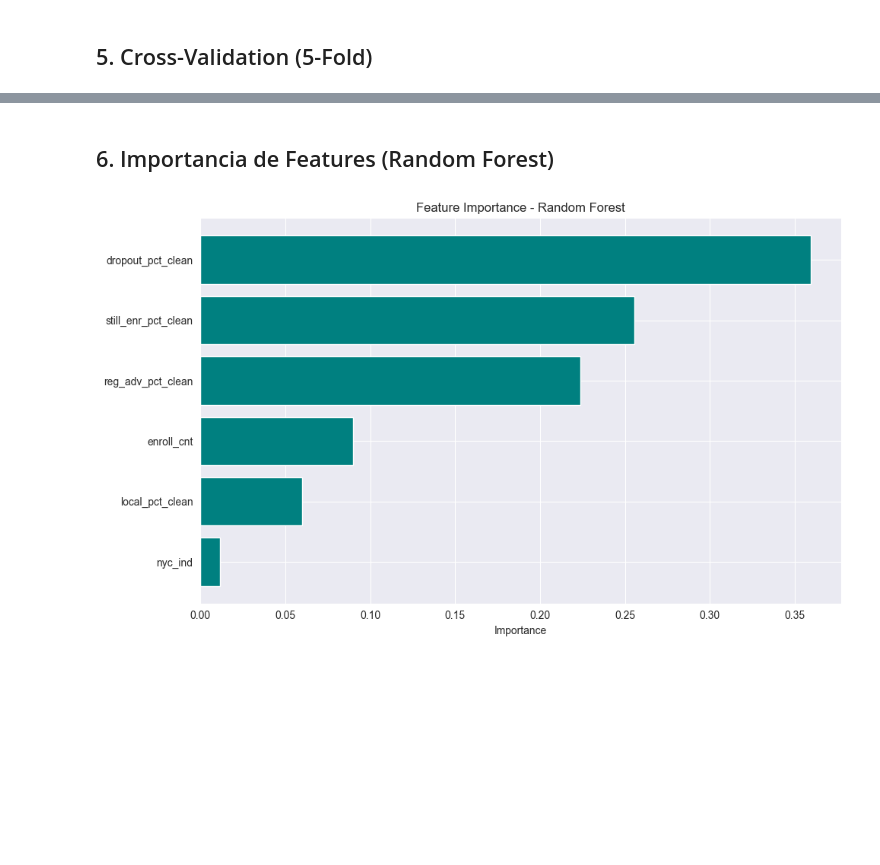
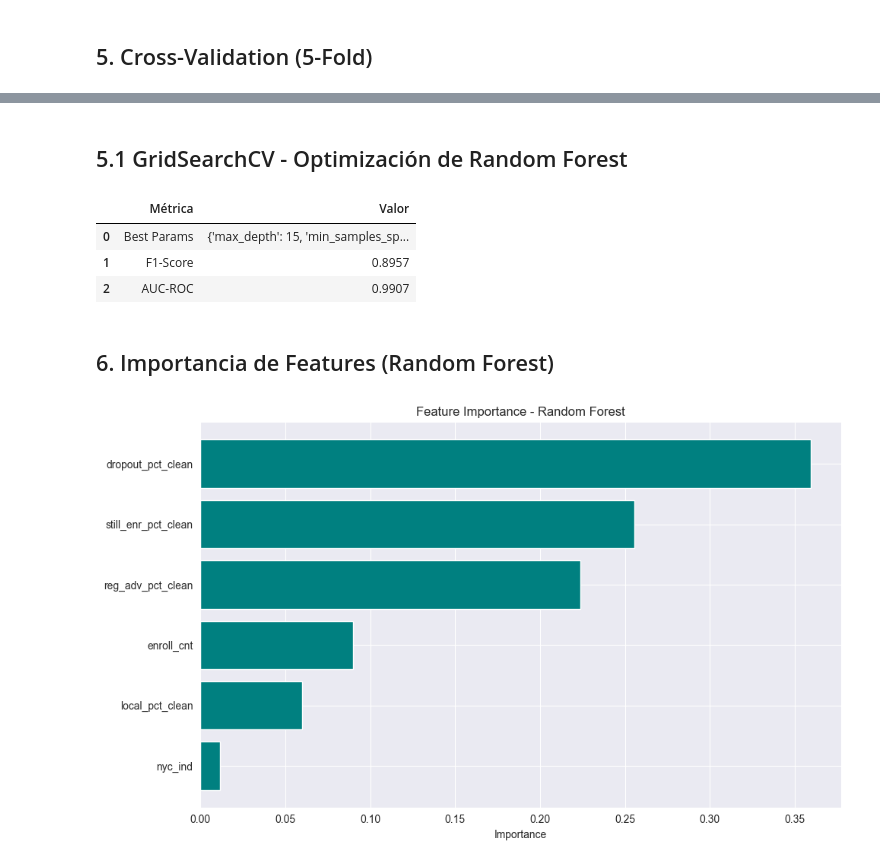
Before and after one commit to jorge-ivan-jimenez-reyes/MachineLearning, a Jupyter notebook: Proyecto/grad_rate_models.ipynb, the cells around one changed output, grey strips where cells are left out. Cells and saved outputs as stored; diff of their text form; code cells hidden in the pictures; blank space fills up the shorter version.

```diff
--- a/Proyecto/grad_rate_models.ipynb
+++ b/Proyecto/grad_rate_models.ipynb
@@ -205,3 +208,32 @@ cv_df
+# %% [markdown]
+## 5.1 GridSearchCV - Optimización de Random Forest
+# %%
+param_grid = {
+    'n_estimators': [100, 200],
+    'max_depth': [5, 10, 15],
+    'min_samples_split': [2, 5]
+}
+
+rf_grid = GridSearchCV(
+    RandomForestClassifier(random_state=42, class_weight='balanced'),
+    param_grid, cv=5, scoring='f1', n_jobs=-1
+)
+rf_grid.fit(X_train, y_train)
+
+y_pred_tuned = rf_grid.predict(X_test)
+y_prob_tuned = rf_grid.predict_proba(X_test)[:, 1]
+
+pd.DataFrame({
+    'Métrica': ['Best Params', 'F1-Score', 'AUC-ROC'],
+    'Valor': [str(rf_grid.best_params_),
+              f"{f1_score(y_test, y_pred_tuned):.4f}",
+              f"{roc_auc_score(y_test, y_prob_tuned):.4f}"]
+})
+# %% [output]
+|  | Métrica | Valor |
+| 0 | Best Params | {'max_depth': 15, 'min_samples_sp... |
+| 1 | F1-Score | 0.8957 |
+| 2 | AUC-ROC | 0.9907 |
 # %% [markdown]
 ## 6. Importancia de Features (Random Forest)
 # %%
```
Also changed, not shown: parts of 6 cells of this notebook, 2 other files.
